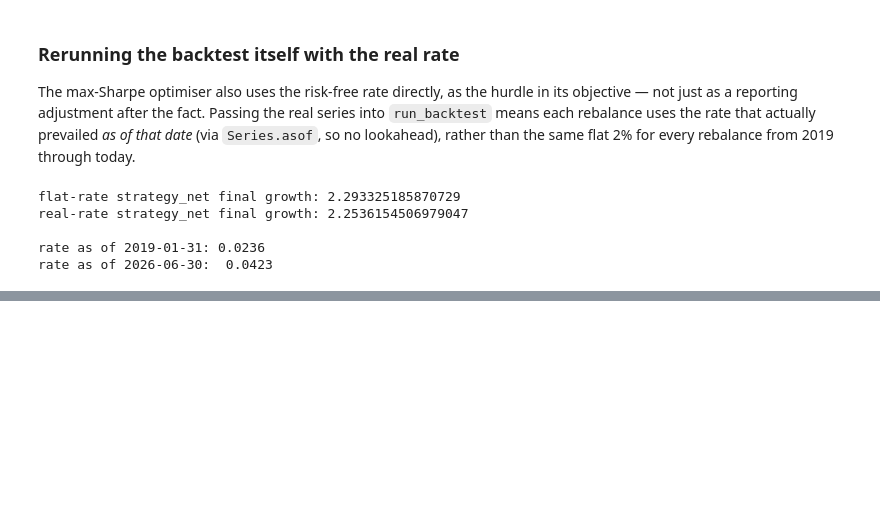
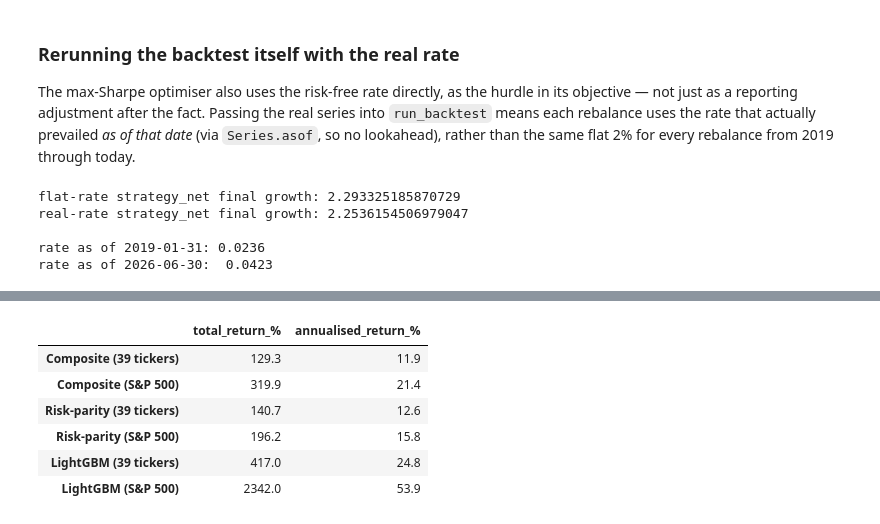
Before and after one commit to makdedic/portfolio-constructor, a Jupyter notebook: notebooks/03_pass2_exploration.ipynb, the cells around one changed output, grey strips where cells are left out. Cells and saved outputs as stored; diff of their text form; code cells hidden in the pictures; blank space fills up the shorter version.

```diff
--- a/notebooks/03_pass2_exploration.ipynb
+++ b/notebooks/03_pass2_exploration.ipynb
@@ -581,0 +666,28 @@ rate as of 2026-06-30:  0.0423
+# %%
+n_years_sp500 = (sp500_lgbm_returns.index[-1] - sp500_lgbm_returns.index[0]).days / 365.25
+
+sp500_headline = pd.DataFrame(
+    {
+        name: {
+            "total_return_%": ((1 + returns).cumprod().iloc[-1] - 1) * 100,
+            "annualised_return_%": ((1 + returns).cumprod().iloc[-1] ** (1 / n_years_sp500) - 1) * 100,
+        }
+        for name, returns in {
+            "Composite (39 tickers)": composite_returns["strategy_net"],
+            "Composite (S&P 500)": sp500_composite_returns["strategy_net"],
+            "Risk-parity (39 tickers)": risk_parity_returns["strategy_net"],
+            "Risk-parity (S&P 500)": sp500_risk_parity_returns["strategy_net"],
+            "LightGBM (39 tickers)": lgbm_returns["strategy_net"],
+            "LightGBM (S&P 500)": sp500_lgbm_returns["strategy_net"],
+        }.items()
+    }
+).T
+sp500_headline.round(1)
+# %% [output]
+|  | total_return_% | annualised_return_% |
+| Composite (39 tickers) | 129.3 | 11.9 |
+| Composite (S&P 500) | 319.9 | 21.4 |
+| Risk-parity (39 tickers) | 140.7 | 12.6 |
+| Risk-parity (S&P 500) | 196.2 | 15.8 |
+| LightGBM (39 tickers) | 417.0 | 24.8 |
+| LightGBM (S&P 500) | 2342.0 | 53.9 |
```
Also changed, not shown: parts of 13 cells of this notebook.
